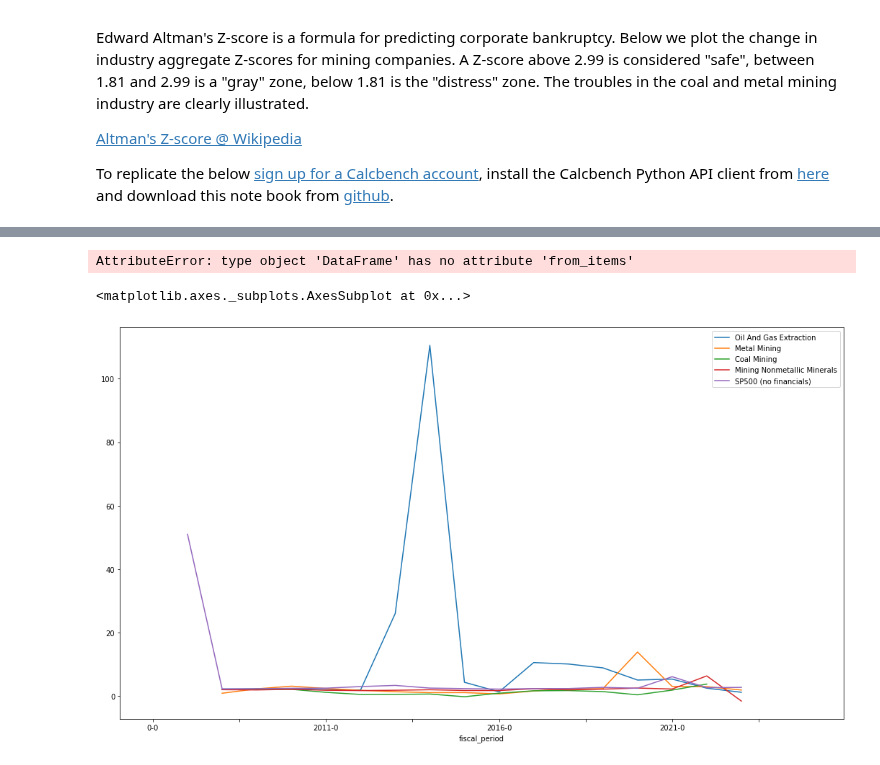
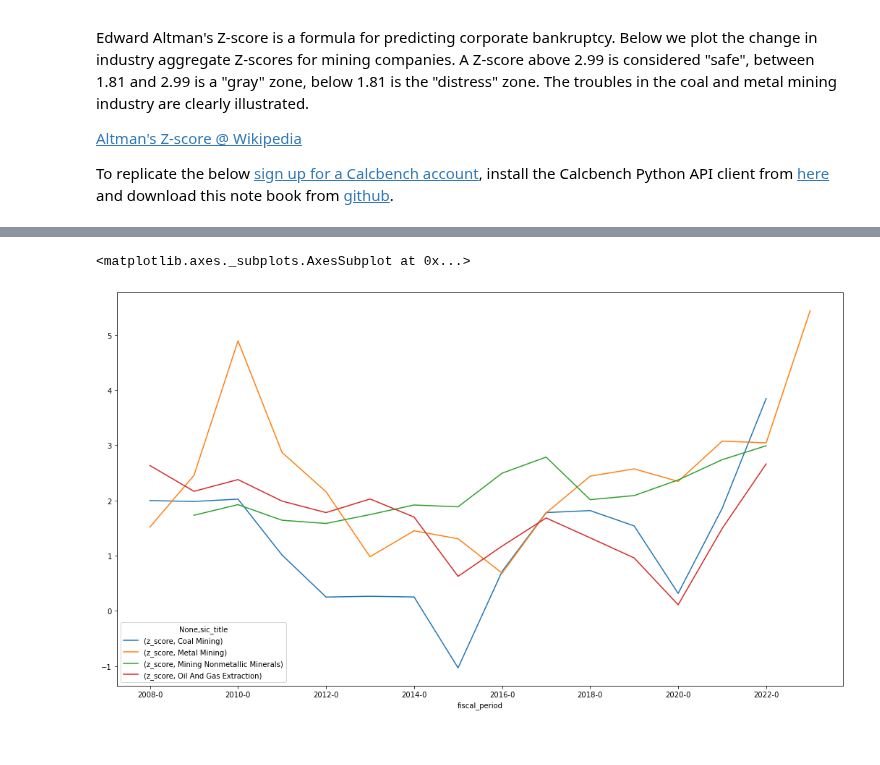
Before and after one commit to calcbench/notebooks, a Jupyter notebook: z-score.ipynb, the cells around one changed output, grey strips where cells are left out. Drawn from its saved outputs; the diff is of its cells as text; code cells hidden in the pictures.

```diff
--- a/z-score.ipynb
+++ b/z-score.ipynb
@@ -52,0 +33,17 @@ def peer_group_z_score(peer_group):
+# %%
+companies = cb.companies(SIC_codes=list(SIC_codes['sic_code']))
+companies["sic_code"] = (companies["sic_code"] // 100) * 100 # Want only two levels of SIC code
+companies = companies.merge(SIC_codes, left_on='sic_code', right_on='sic_code' )
+# %%
+cb_data = cb.standardized(
+    company_identifiers=companies['ticker'],
+    metrics=z_score_metrics,
+    period_type=PeriodType.Annual,
+    revisions=Revisions.MostRecent,
+)
+
+data = (
+    cb_data.merge(companies.set_index('ticker'), right_index=True, left_on='ticker')
+    .set_index("sic_title", append=True)
+    .reorder_levels(["sic_title", "ticker", "metric", "fiscal_period"])
+)
@@ -53,5 +67,8 @@ def peer_group_z_score(peer_group):
 # %%
-def compute_z_score(inputs: pd.DataFrame):
+def z_score(inputs: pd.DataFrame):
+    """
+    https://en.wikipedia.org/wiki/Altman_Z-score
+    """
     working_capital = inputs["CurrentAssets"] - inputs["CurrentLiabilities"]
 
     z_score = (
@@ -61,5 +78,5 @@ def compute_z_score(inputs: pd.DataFrame):
         + 0.6 * (inputs["MarketCapAtEndOfPeriod"] / inputs["Liabilities"])
         + 0.99 * (inputs["Revenue"] / inputs["Assets"])
     )
-
-    return z_score
+    z_score.name = "z_score"
+    return z_score.to_frame()
@@ -82,8 +82,0 @@ peer_groups.append(("SP500 (no financials)", sp500_no_financials))
-# %%
-industry_z_scores = [
-    (industry, peer_group_z_score(peer_group)[0])
-    for industry, peer_group in tqdm(peer_groups)
-]
-z_scores = pd.DataFrame.from_dict(dict(industry_z_scores))
-# %% [output]
-AttributeError: type object 'DataFrame' has no attribute 'from_items'
@@ -92,5 +83,15 @@ z_scores = pd.DataFrame.from_dict(dict(industry_z_scores))
+# %%
+unstacked_values = data.unstack("metric")["value"]
+company_z_scores = z_score(unstacked_values)
+bad_z_scores = (
+    (company_z_scores < -10) | (company_z_scores > 10) | company_z_scores.isna()
+)["z_score"]
+unstacked_values = unstacked_values[~bad_z_scores]
+
+data_summed = unstacked_values.groupby(level=["sic_title", "fiscal_period"]).sum()
+z_scores = z_score(data_summed)
 # %%
-z_scores.plot(figsize=(18, 10))
+z_scores.unstack("sic_title").plot(figsize=(18, 10))
 # %% [output]
 <matplotlib.axes._subplots.AxesSubplot at 0x...>
-[figure, old version]
+[figure, new version]
```
Also changed, not shown: parts of 9 cells of this notebook.
